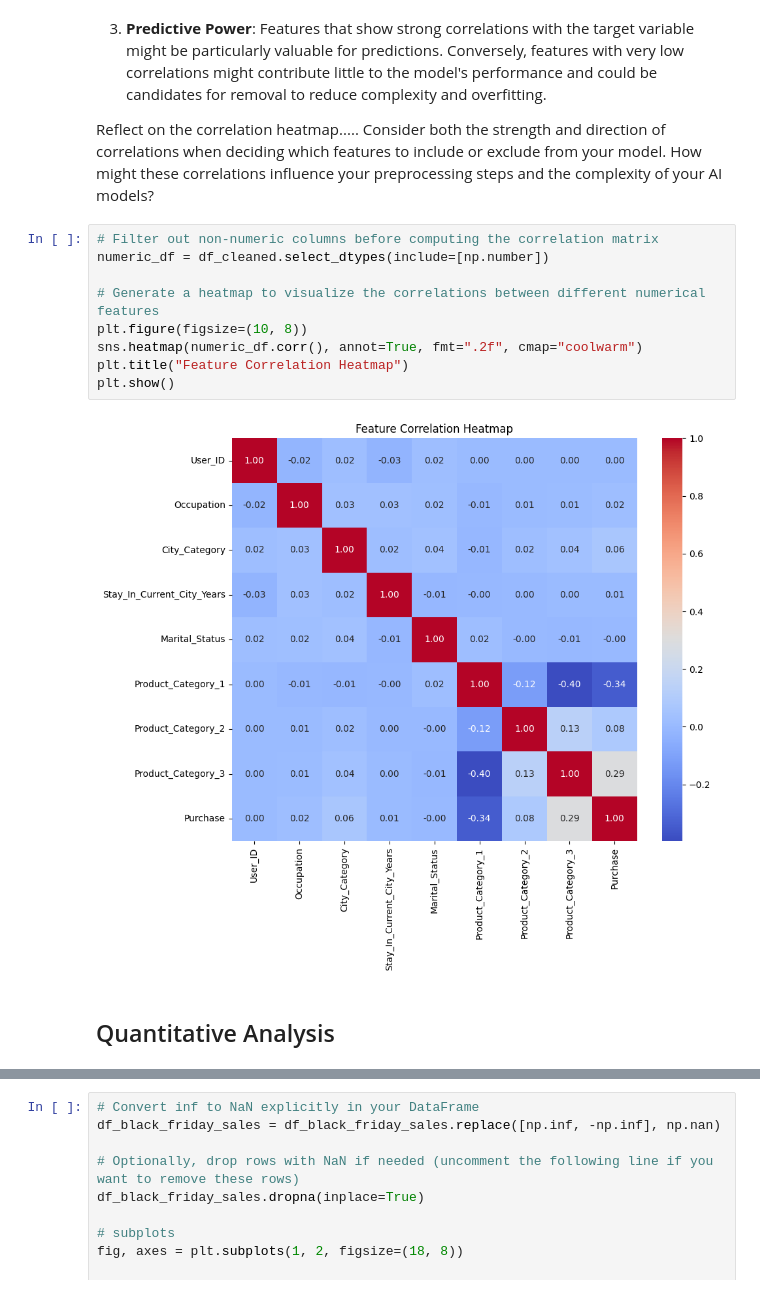
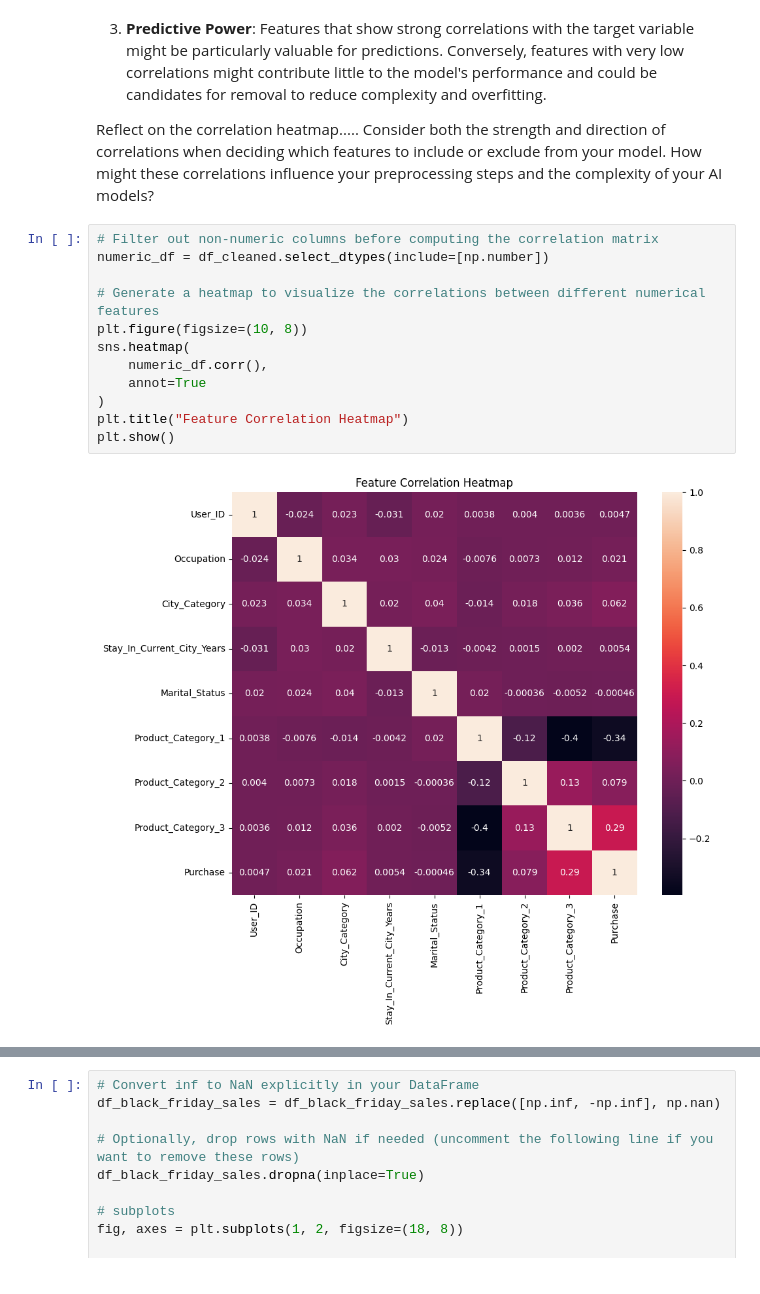
Before and after one commit to 1ssb/big-data, a Jupyter notebook: Big_Data_Analytics.ipynb, the cells around one changed output, grey strips where cells are left out. Cells and saved outputs as stored; diff of their text form.

```diff
--- a/Big_Data_Analytics.ipynb
+++ b/Big_Data_Analytics.ipynb
@@ -322,13 +355,14 @@ Reflect on the correlation heatmap..... Consider both the strength and direction
 # %%
 # Filter out non-numeric columns before computing the correlation matrix
 numeric_df = df_cleaned.select_dtypes(include=[np.number])
 
 # Generate a heatmap to visualize the correlations between different numerical features
 plt.figure(figsize=(10, 8))
-sns.heatmap(numeric_df.corr(), annot=True, fmt=".2f", cmap="coolwarm")
+sns.heatmap(
+    numeric_df.corr(),
+    annot=True
+)
 plt.title("Feature Correlation Heatmap")
 plt.show()
 # %% [output]
-[figure, old version]
+[figure, new version]
-# %% [markdown]
-## Quantitative Analysis
```
Also changed, not shown: parts of 34 cells of this notebook.
